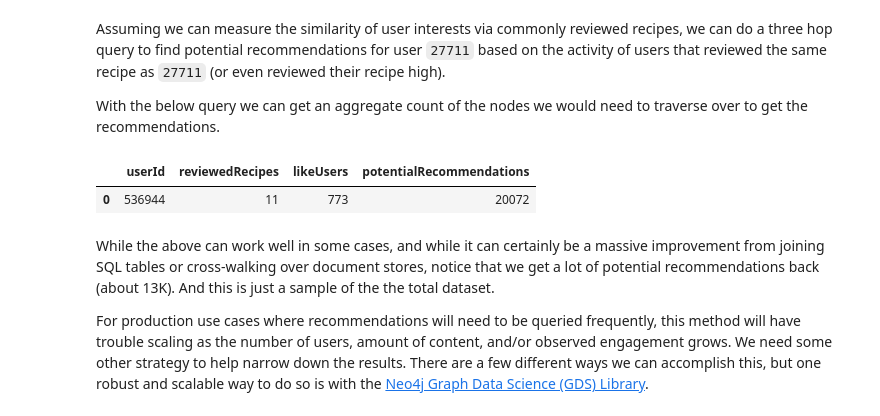
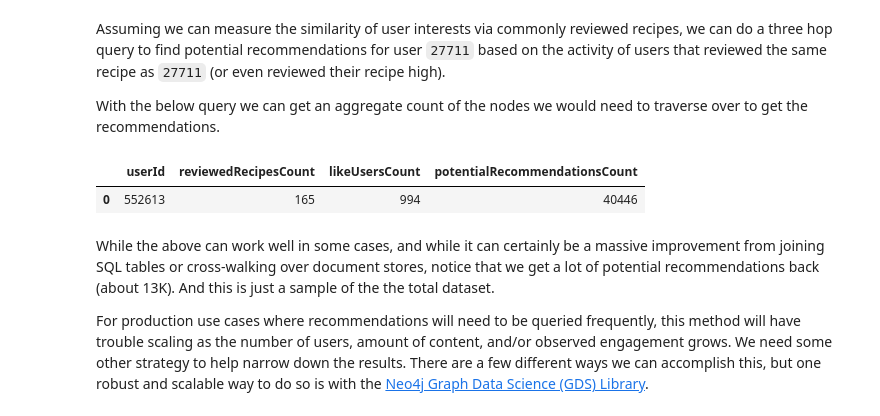
Before and after one commit to luigi-ga/GRec, a Jupyter notebook: graph_recommendation.ipynb, the cells around one changed output. Saved outputs shown, nothing was run; the diff lists cells and outputs as text; code cells hidden in the pictures.

```diff
--- a/graph_recommendation.ipynb
+++ b/graph_recommendation.ipynb
@@ -143,7 +143,7 @@ gds.run_cypher( '''
     YIELD relTypesCount as relationshipCounts
     UNWIND keys(relationshipCounts) AS type
     WITH type, relationshipCounts[type] AS relationshipCount
-    WHERE type IN ['REVIEWED','CREATED']
+    WHERE type IN ['REVIEWED','SUBMITTED']
     RETURN type, relationshipCount
 ''')
 # %% [output]
@@ -239,14 +241,15 @@ Selected user 536944
 # %%
 gds.run_cypher('''
-    MATCH (u1:User {id: $userId})
-           -[r1:CREATED|REVIEWED]->(re1:Recipe)
-    RETURN re1.id AS recipeID,
-           re1.name AS name,
-           re1.tags AS tags,
-           re1.nutrition AS nutrition,
-           re1.n_ingredients As n_ingredients,
-           COALESCE(r1.submitted, r1.date) AS impressionTime,
-           type(r1) AS interactionType
+    MATCH (u:User {id: $userId})
+           -[i:SUBMITTED|REVIEWED]->(r:Recipe)
+    RETURN r.id AS recipeID,
+           r.name AS name,
+           r.tags AS tags,
+           r.nutrition AS nutrition,
+           r.n_ingredients,
+           COALESCE(i.submitted, i.date) AS impressionTime,
+           type(i) AS interactionType
     ORDER BY interactionType, impressionTime DESC
+    LIMIT 3
     ''', params={'userId': USER_ID})
 # %% [output]
@@ -268,18 +263,20 @@ Assuming we can measure the similarity of user interests via commonly reviewed r
 With the below query we can get an aggregate count of the nodes we would need to traverse over to get the recommendations.
 # %%
 gds.run_cypher('''
-    MATCH (u1:User {id: $userId})
-           -[r1:REVIEWED]->(re1:Recipe)
-           <-[r2:REVIEWED]-(u2:User)
-           -[r3:REVIEWED]->(re2:Recipe)
-    RETURN u1.id AS userId,
-           count(DISTINCT re1) AS reviewedRecipes,
-           count(DISTINCT u2) AS likeUsers,
-           count(DISTINCT re2) AS potentialRecommendations
+       MATCH (u1:User {id: $userId})-[rw1:REVIEWED]->(r1:Recipe)
+       WITH u1, COLLECT(r1) AS reviewedRecipes
+       MATCH (u1)-[rw2:SUBMITTED]->(submitRecipe:Recipe)
+       WITH u1, reviewedRecipes, COLLECT(submitRecipe) AS submitRecipes
+       MATCH (u1)-[rw1]->(r1:Recipe)<-[rw2:REVIEWED]-(u2:User)-[r3:REVIEWED]->(r2:Recipe)
+       WHERE NOT (r2 IN reviewedRecipes) AND NOT (r2 IN submitRecipes)
+       RETURN u1.id AS userId,
+              COUNT(DISTINCT r1) AS reviewedRecipesCount,
+              COUNT(DISTINCT u2) AS likeUsersCount,
+              COUNT(DISTINCT r2) AS potentialRecommendationsCount
     ''', params={'userId': USER_ID})
 # %% [output]
-|  | userId | reviewedRecipes | likeUsers | potentialRecommendations |
-| 0 | 536944 | 11 | 773 | 20072 |
+|  | userId | reviewedRecipesCount | likeUsersCount | potentialRecommendationsCount |
+| 0 | 552613 | 165 | 994 | 40446 |
 # %% [markdown]
 While the above can work well in some cases, and while it can certainly be a massive improvement from joining SQL tables or cross-walking over document stores, notice that we get a lot of potential recommendations back (about 13K). And this is just a sample of the the total dataset.
 
```
Also changed, not shown: parts of 15 cells of this notebook, 1 other file.
